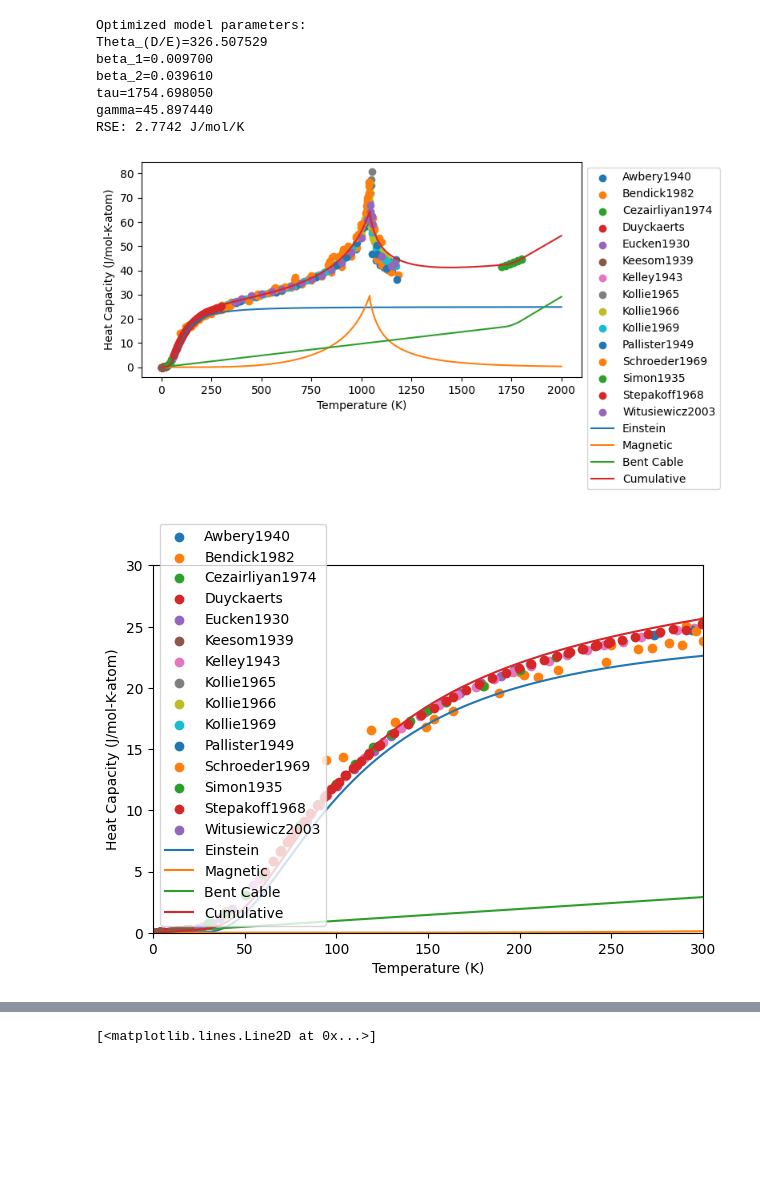
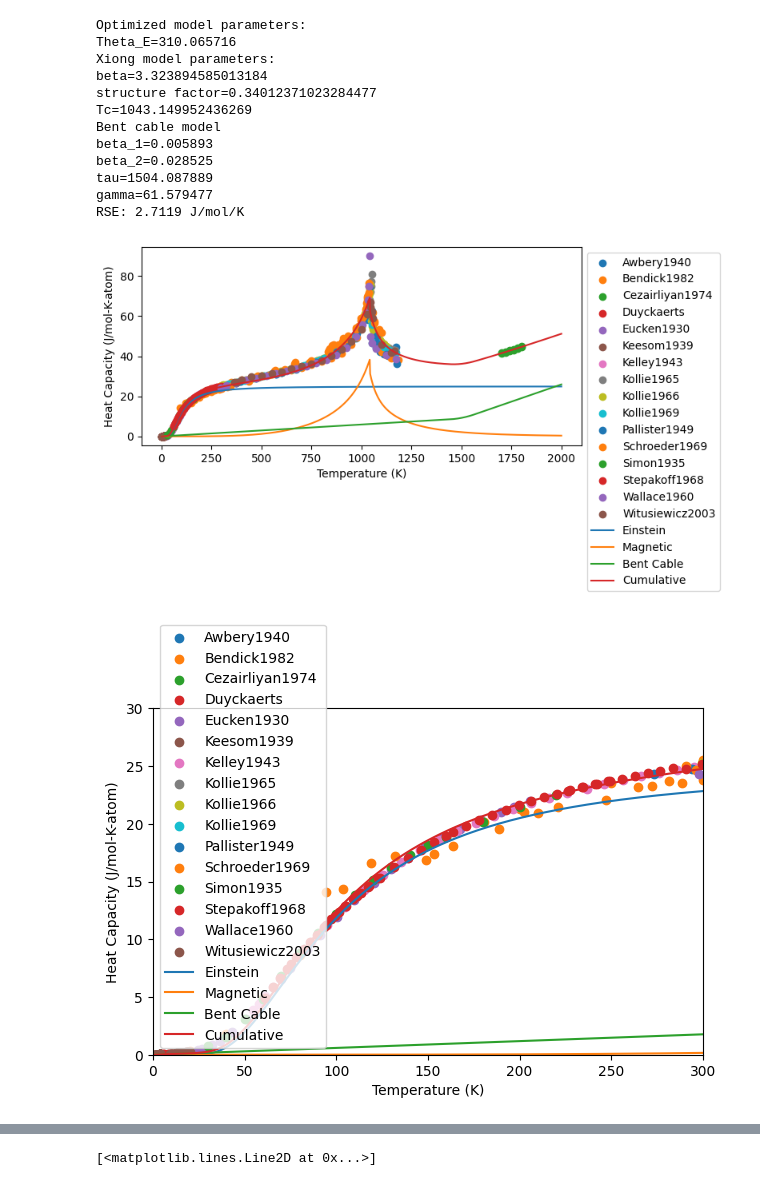
Before and after one commit to mfrichtl/librecalphad, a Jupyter notebook: libreCalphad/examples/Cp_fitting.ipynb, the cells around one changed output, grey strips where cells are left out. Saved outputs shown, nothing was run; the diff lists cells and outputs as text; code cells hidden in the pictures; blank space fills up the shorter version.

Commit message:
Updated segmented regression fitting routine to return the input dictionary with the fitted parameters for easy access after fitting.

```diff
--- a/libreCalphad/examples/Cp_fitting.ipynb
+++ b/libreCalphad/examples/Cp_fitting.ipynb
@@ -36,25 +36,40 @@ query = (
     & (where("output") == "CPM")
 )
 search_results = datasets.search(query)
-model_dict = {"einstein": {"theta": [300, "fit"]}, "xiong": {"beta": [2.22, "fix"], "p": [0.37, "fix"], "Tc": [1043, "fix"]}, "bcm": {"beta_1": [0.01, "fit"], "beta_2": [0.04, "fit"], "tau": [1750, "fit"], "gamma": [50, "fit"]}}
-min_fits = fit_segmented_regression(search_results, model_dict)
+model_dict = {"einstein": {"theta": [300, "fit"]}, "xiong": {"beta": [2.22, "fit"], "p": [0.37, "fit"], "Tc": [1043, "fit"]}, "bcm": {"beta_1": [0.01, "fit"], "beta_2": [0.04, "fit"], "tau": [1750, "fit"], "gamma": [50, "fit"]}}
+min_fits, model_dict = fit_segmented_regression(search_results, model_dict)
+theta_Fe = model_dict["einstein"]["theta"][0]
+beta_Fe = model_dict["xiong"]["beta"][0]
+struct_fact_bcc = model_dict["xiong"]["p"][0]
+Tc_Fe = model_dict["xiong"]["Tc"][0]
+beta_1 = model_dict["bcm"]["beta_1"][0]
+beta_2 = model_dict["bcm"]["beta_2"][0]
+tau = model_dict["bcm"]["tau"][0]
+gamma = model_dict["bcm"]["gamma"][0]
+
 # initialize a dataframe for the model
 df_model = pd.DataFrame()
 df_model["temperature"] = np.linspace(1, 2000, num=1000)
 
 print("Optimized model parameters:")
-print(f"Theta_(D/E)={min_fits.x[0]:4f}")
-print(f"beta_1={min_fits.x[1]:3f}")
-print(f"beta_2={min_fits.x[2]:3f}")
-print(f"tau={min_fits.x[3]:3f}")
-print(f"gamma={min_fits.x[4]:3f}")
+print(f"Theta_E={theta_Fe:4f}")
+print("Xiong model parameters:")
+print(f"beta={beta_Fe}")
+print(f"structure factor={struct_fact_bcc}")
+print(f"Tc={Tc_Fe}")
+print("Bent cable model")
+print(f"beta_1={beta_1:3f}")
+print(f"beta_2={beta_2:3f}")
+print(f"tau={tau:3f}")
+print(f"gamma={gamma:3f}")
 print(f"RSE: {min_fits.fun:.4f} J/mol/K")
 
 # Save it to libreCalphad's custom refstate json file
-refstate_file = "/Users/mattfrichtl/opt/libreCalphad-refstate/LCRefstates.json"
+# refstate_file = "/Users/mattfrichtl/opt/libreCalphad-refstates/LCRefstates.json"
+refstate_file = "/home/matt/opt/librecalphad-refstates/LCRefstates.json"
 # Add the fitted refstate results
 # Not passing the phase as a kwarg makes libreCalphad assume this is a stable phase Gibbs energy expression
-upsert_custom_refstate_json(refstate_file, "FE", min_fits)
+upsert_custom_refstate_json(refstate_file, "FE", min_fits, model_dict=model_dict)
 
 # Need to add the lattice stability for FE also, can directly write it to the json
 with open(refstate_file, "r") as f:
@@ -64,11 +79,11 @@ with open(refstate_file, "w") as f:
     json.dump(refstate_dict, f, indent=True)
 # prepare arrays for plotting
 # df_model["debye_model"] = _holzapfel_debye_Cp(df_model["temperature"], *min_fits.x[:1])
-df_model["einstein_model"] = _einstein_Cp(df_model["temperature"], min_fits.x[0])
+df_model["einstein_model"] = _einstein_Cp(df_model["temperature"], theta_Fe)
 df_model["magnetic_model"] = _xiong_Cp(
     df_model["temperature"], beta_Fe, struct_fact_bcc, Tc_Fe
 )
-df_model["bent_cable_model"] = _bent_cable_Cp(df_model["temperature"], *min_fits.x[1:])
+df_model["bent_cable_model"] = _bent_cable_Cp(df_model["temperature"], beta_1, beta_2, tau, gamma)
 df_model["cumulative_model"] = df_model["einstein_model"] + df_model["magnetic_model"] + df_model["bent_cable_model"]
 
 fig, ax = plt.subplots(figsize=(8,4))
@@ -95,38 +110,43 @@ ax.plot(df_model["temperature"], df_model["magnetic_model"], label="Magnetic")
 ax.plot(df_model["temperature"], df_model["bent_cable_model"], label="Bent Cable")
 ax.plot(df_model["temperature"], df_model["cumulative_model"], label="Cumulative")
 ax.legend()
 
 ax.set_xlim((0, 300))
 ax.set_xlabel("Temperature (K)")
 ax.set_ylim((0, 30))
 ax.set_ylabel("Heat Capacity (J/mol-K-atom)")
 fig.tight_layout()
 
 # Close to 0 K
 fig, ax = plt.subplots()
 for dataset in search_results:
     ax.scatter(dataset["conditions"]["T"], np.array(dataset["values"]).squeeze(), label=dataset["reference"])
 # ax.plot(df_model["temperature"], df_model["debye_model"], label="Debye")
 ax.plot(df_model["temperature"], df_model["einstein_model"], label="Einstein")
 ax.plot(df_model["temperature"], df_model["magnetic_model"], label="Magnetic")
 ax.plot(df_model["temperature"], df_model["bent_cable_model"], label="Bent Cable")
 ax.plot(df_model["temperature"], df_model["cumulative_model"], label="Cumulative")
 ax.legend()
 
 ax.set_xlim((1e0, 1e2))
 ax.set_xscale("log")
 ax.set_xlabel("Temperature (K)")
 ax.set_ylim((1e-3, 1e1))
 ax.set_yscale("log")
 ax.set_ylabel("Heat Capacity (J/mol-K-atom)")
 fig.tight_layout()
 # %% [output]
 Optimized model parameters:
-Theta_(D/E)=326.507529
-beta_1=0.009700
-beta_2=0.039610
-tau=1754.698050
-gamma=45.897440
-RSE: 2.7742 J/mol/K
+Theta_E=310.065716
+Xiong model parameters:
+beta=3.323894585013184
+structure factor=0.34012371023284477
+Tc=1043.149952436269
+Bent cable model
+beta_1=0.005893
+beta_2=0.028525
+tau=1504.087889
+gamma=61.579477
+RSE: 2.7119 J/mol/K
-[figure, old version]
+[figure, new version]
-[figure, old version]
+[figure, new version]
```
Also changed, not shown: parts of 3 cells of this notebook, 3 other files.
